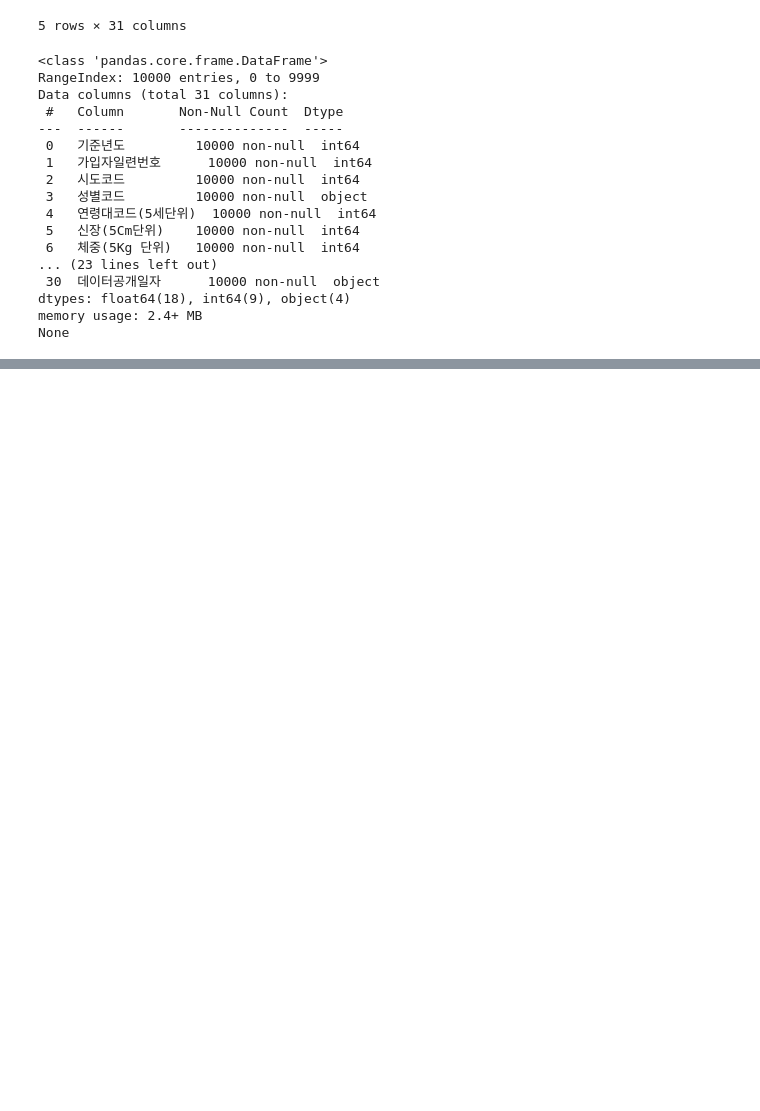
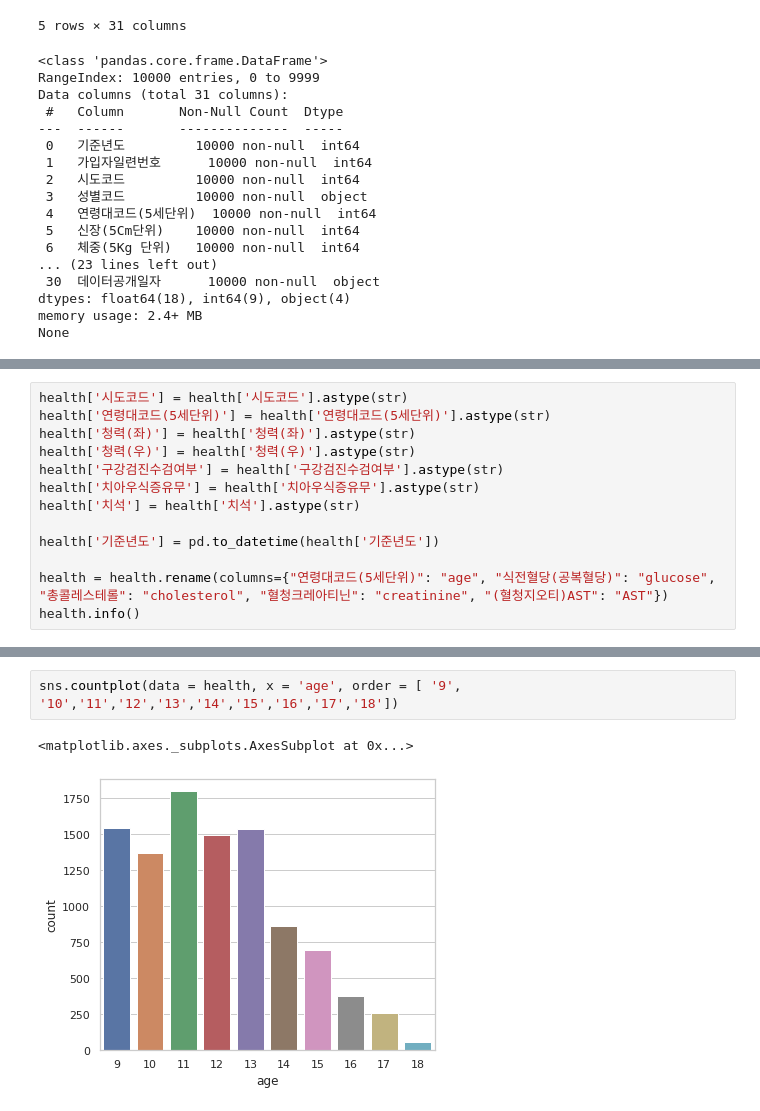
Before and after one commit to fbalsrud/ITB2022, a Jupyter notebook: 건강검진정보_시각화.ipynb, the cells around one changed output, grey strips where cells are left out. Saved outputs shown, nothing was run; the diff lists cells and outputs as text; blank space fills up the shorter version.

```diff
--- a/건강검진정보_시각화.ipynb
+++ b/건강검진정보_시각화.ipynb
@@ -47,0 +39,13 @@ None
+# %%
+health['시도코드'] = health['시도코드'].astype(str)
+health['연령대코드(5세단위)'] = health['연령대코드(5세단위)'].astype(str)
+health['청력(좌)'] = health['청력(좌)'].astype(str)
+health['청력(우)'] = health['청력(우)'].astype(str)
+health['구강검진수검여부'] = health['구강검진수검여부'].astype(str)
+health['치아우식증유무'] = health['치아우식증유무'].astype(str)
+health['치석'] = health['치석'].astype(str)
+
+health['기준년도'] = pd.to_datetime(health['기준년도'])
+
+health = health.rename(columns={"연령대코드(5세단위)": "age", "식전혈당(공복혈당)": "glucose", "총콜레스테롤": "cholesterol", "혈청크레아티닌": "creatinine", "(혈청지오티)AST": "AST"})
+health.info()
@@ -47,0 +93,5 @@ None
+# %%
+sns.countplot(data = health, x = 'age', order = [ '9', '10','11','12','13','14','15','16','17','18'])
+# %% [output]
+<matplotlib.axes._subplots.AxesSubplot at 0x...>
+[figure, added]
```
Also changed, not shown: parts of 11 cells of this notebook.
